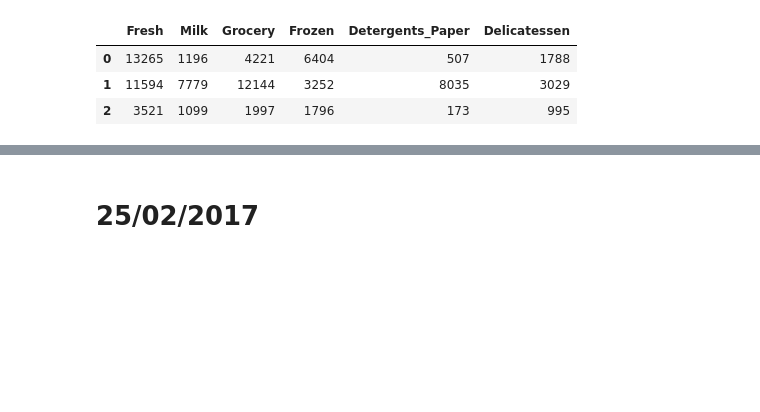
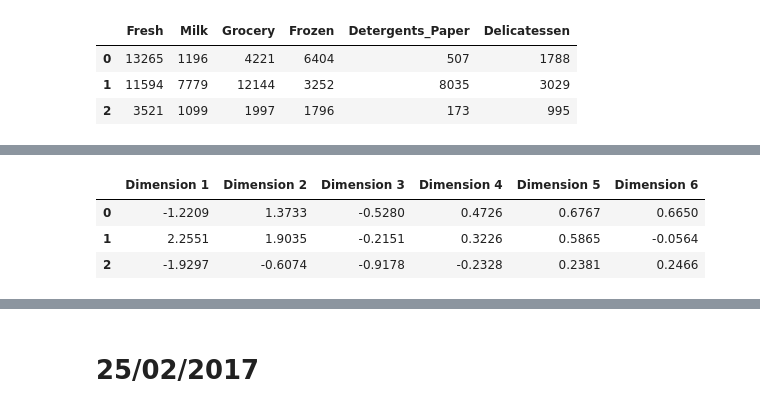
Before and after one commit to yifanxie/Udacity_MLND, a Jupyter notebook: projects/customer_segments/Running.ipynb, the cells around one changed output, grey strips where cells are left out. Saved outputs shown, nothing was run; the diff lists cells and outputs as text; code cells hidden in the pictures; blank space fills up the shorter version.

```diff
--- a/projects/customer_segments/Running.ipynb
+++ b/projects/customer_segments/Running.ipynb
@@ -22,0 +25,19 @@ Chosen samples of wholesale customers dataset:
+# %%
+log_data=np.log(data)
+log_samples=np.log(samples)
+good_data = log_data.drop(log_data.index[154]).reset_index(drop = True)
+good_data.shape
+
+from sklearn.decomposition import PCA
+
+focus_PCs=['PC1', 'PC2', 'PC3', 'PC4']
+PCs=['PC1', 'PC2', 'PC3', 'PC4','PC5','PC6']
+
+
+pca=PCA()
+pca.fit(good_data)
+
+pca_results=vs.pca_results(good_data, pca)
+
+pca_good_data=pd.DataFrame(pca.fit_transform(good_data), columns=['PC1','PC2','PC3','PC4','PC5','PC6'])
+pca_samples=pca.transform(log_samples)
@@ -22,0 +46,7 @@ Chosen samples of wholesale customers dataset:
+# %%
+display(pd.DataFrame(np.round(pca_samples, 4), columns = pca_results.index.values))
+# %% [output]
+|  | Dimension 1 | Dimension 2 | Dimension 3 | Dimension 4 | Dimension 5 | Dimension 6 |
+| 0 | -1.2209 | 1.3733 | -0.5280 | 0.4726 | 0.6767 | 0.6650 |
+| 1 | 2.2551 | 1.9035 | -0.2151 | 0.3226 | 0.5865 | -0.0564 |
+| 2 | -1.9297 | -0.6074 | -0.9178 | -0.2328 | 0.2381 | 0.2466 |
```
Also changed, not shown: parts of 9 cells of this notebook, 1 other file.
